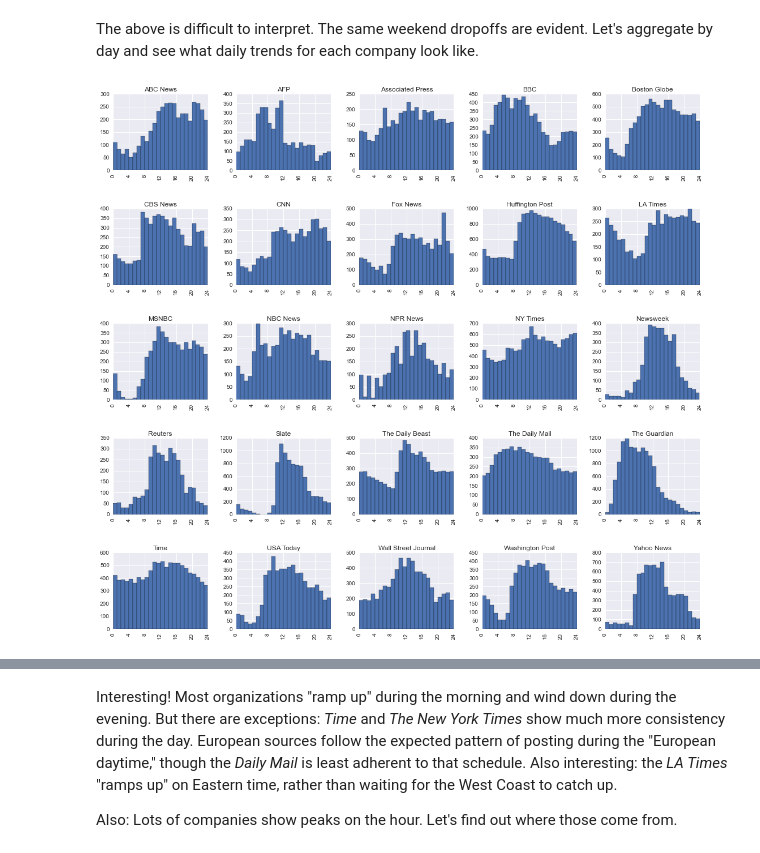
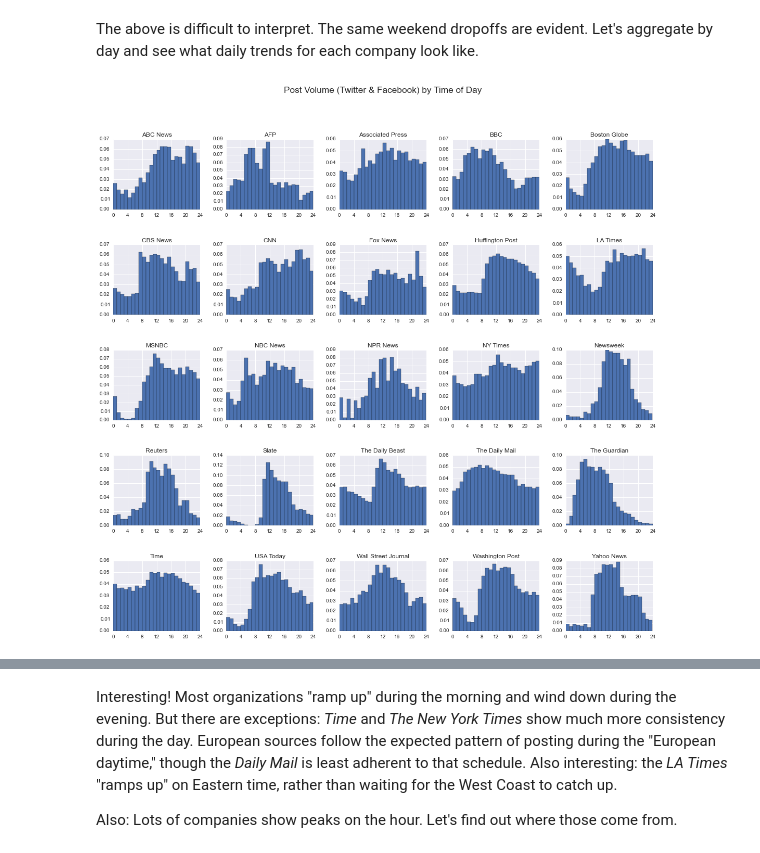
Before and after one commit to micahlanier/social-news, a Jupyter notebook: src/exploration/timeExploration.ipynb, the cells around one changed output, grey strips where cells are left out. Saved outputs shown, nothing was run; the diff lists cells and outputs as text; code cells hidden in the pictures.

```diff
--- a/src/exploration/timeExploration.ipynb
+++ b/src/exploration/timeExploration.ipynb
@@ -151,11 +204,13 @@ plt.show()
 The above is difficult to interpret. The same weekend dropoffs are evident. Let's aggregate by day and see what daily trends for each company look like.
 # %%
 # Plots for all organizations.
-axes = twfb.hist('time_est', bins=24, by='org_name', figsize=(vizConf['display']['width'],vizConf['display']['height']*2.5))
+axes = twfb.hist('time_est', bins=24, by='org_name', normed=True, figsize=(vizConf['display']['width'],vizConf['display']['height']*2.5))
 for a in axes:
     for b in a:
         b.set_xlim((0,24))
         b.set_xticks(range(0,25,4))
+        b.set_xticklabels(range(0,25,4),rotation=0)
+plt.suptitle('Post Volume (Twitter & Facebook) by Time of Day',size='xx-large')
 plt.show()
 # %% [output]
-[figure, old version]
+[figure, new version]
```
Also changed, not shown: parts of 9 cells of this notebook.
